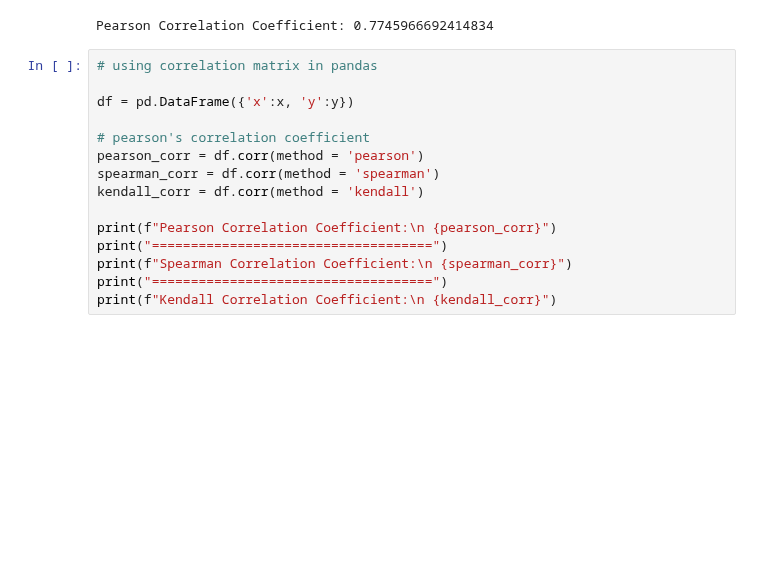
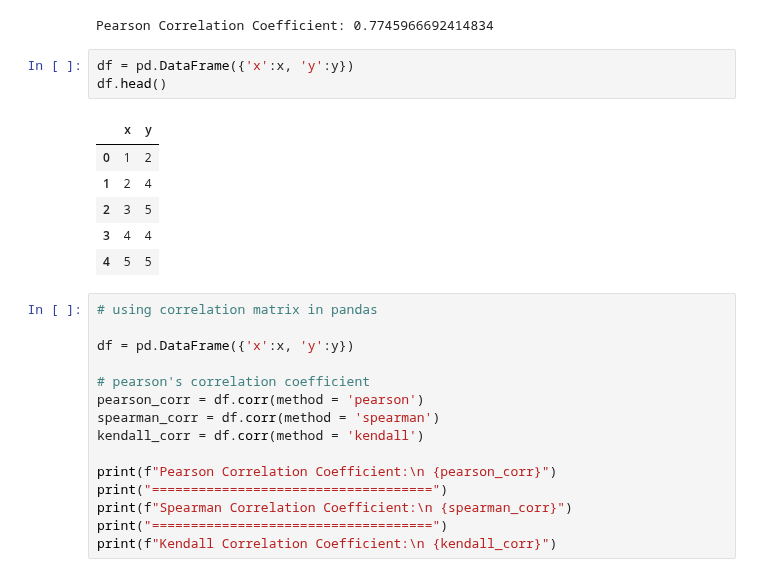
Before and after one commit to AammarTufail/six-months_python_for_data_science-mentorship-program, a Jupyter notebook: 06_statistics/06_correlation.ipynb, the cells around one changed output. Drawn from its saved outputs; the diff is of its cells as text; blank space fills up the shorter version.

```diff
--- a/06_statistics/06_correlation.ipynb
+++ b/06_statistics/06_correlation.ipynb
@@ -107,6 +104,16 @@ pearson_corr = x.corr(y)
 print(f"Pearson Correlation Coefficient: {pearson_corr}")
 # %% [output]
 Pearson Correlation Coefficient: 0.7745966692414834
+# %%
+df = pd.DataFrame({'x':x, 'y':y})
+df.head()
+# %% [output]
+|  | x | y |
+| 0 | 1 | 2 |
+| 1 | 2 | 4 |
+| 2 | 3 | 5 |
+| 3 | 4 | 4 |
+| 4 | 5 | 5 |
 # %%
 # using correlation matrix in pandas
 
```
Also changed, not shown: parts of 1 cell of this notebook, 3 other files.
